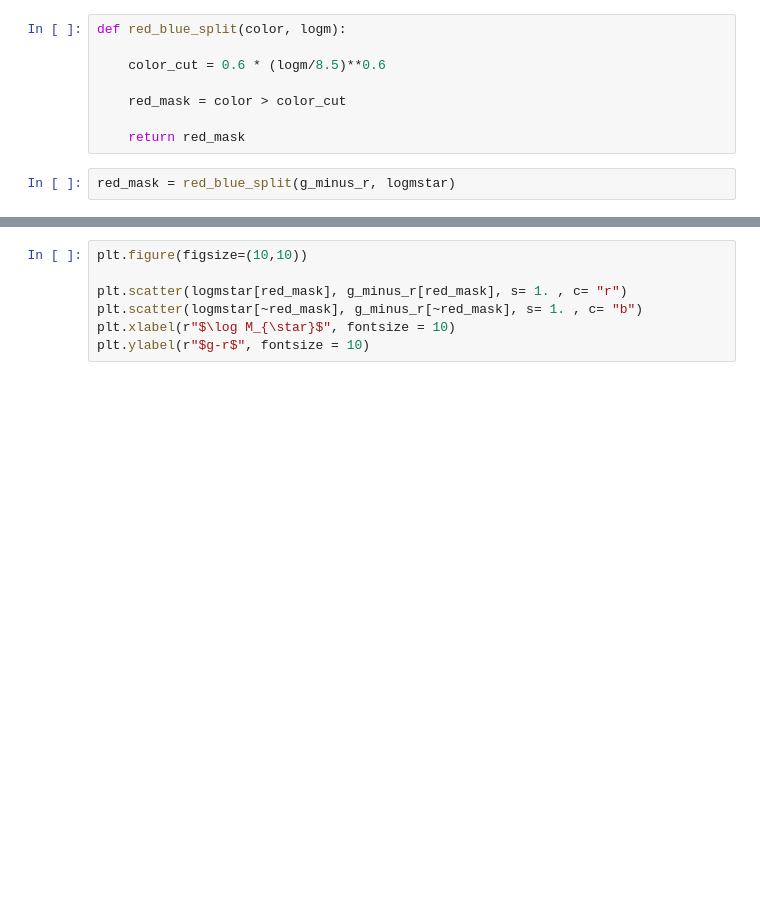
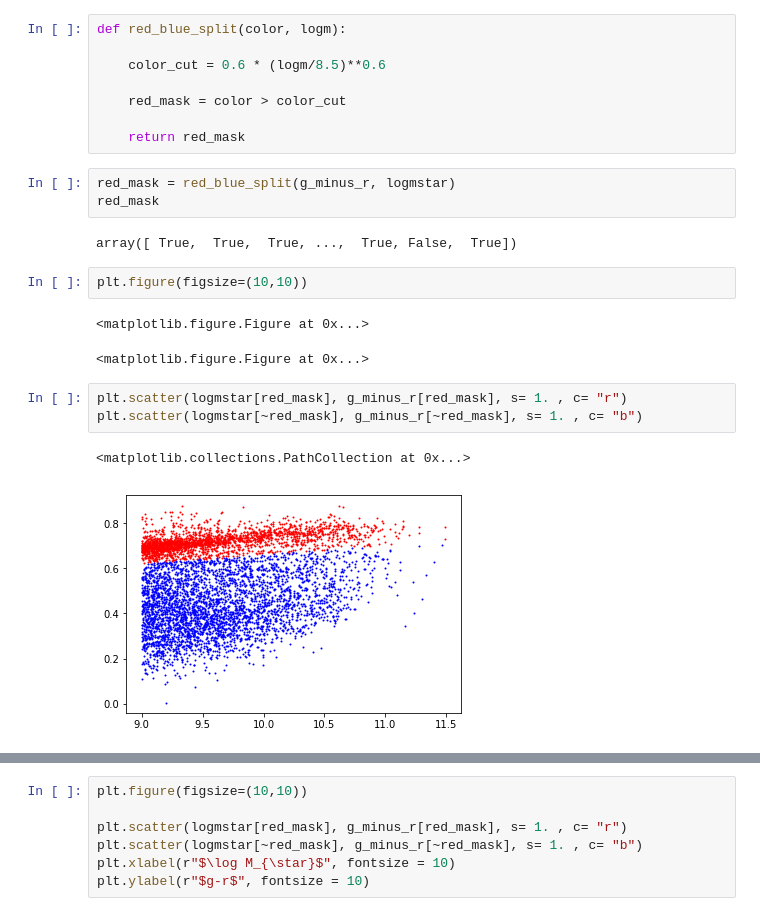
Before and after one commit to tugbabztp/Test, a Jupyter notebook: code/example.ipynb, the cells around one changed output, grey strips where cells are left out. Saved outputs shown, nothing was run; the diff lists cells and outputs as text; blank space fills up the shorter version.

```diff
--- a/code/example.ipynb
+++ b/code/example.ipynb
@@ -40,3 +49,17 @@ def red_blue_split(color, logm):
     return red_mask
 # %%
 red_mask = red_blue_split(g_minus_r, logmstar)
+red_mask
+# %% [output]
+array([ True,  True,  True, ...,  True, False,  True])
+# %%
+plt.figure(figsize=(10,10))
+# %% [output]
+<matplotlib.figure.Figure at 0x...>
+<matplotlib.figure.Figure at 0x...>
+# %%
+plt.scatter(logmstar[red_mask], g_minus_r[red_mask], s= 1. , c= "r")
+plt.scatter(logmstar[~red_mask], g_minus_r[~red_mask], s= 1. , c= "b")
+# %% [output]
+<matplotlib.collections.PathCollection at 0x...>
+[figure, added]
```
Also changed, not shown: parts of 18 cells of this notebook, 1 other file.
